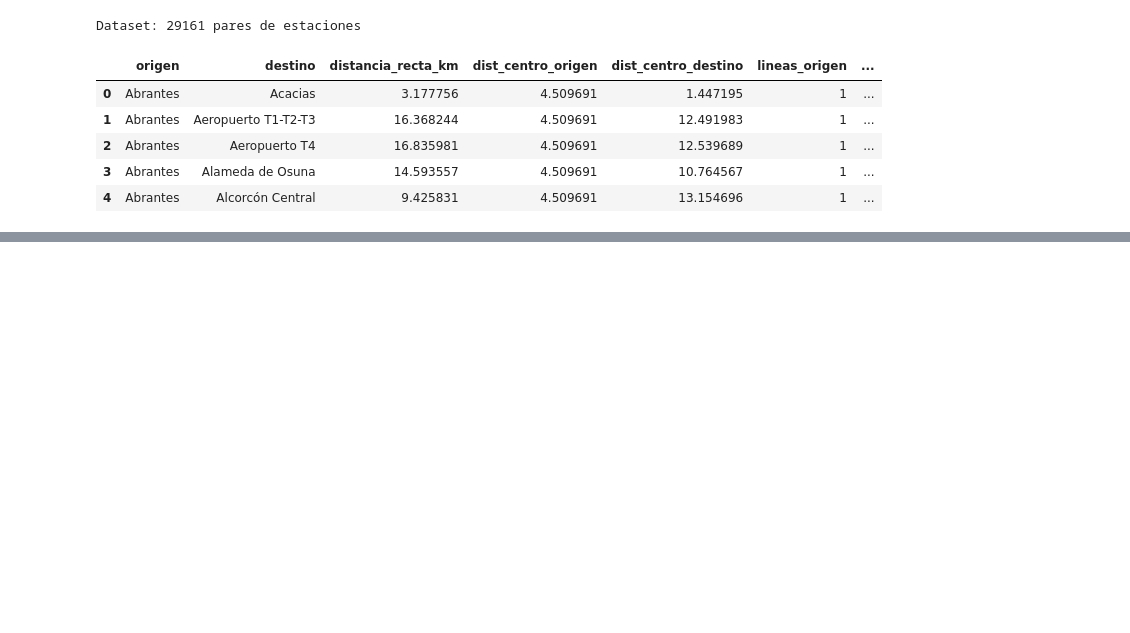
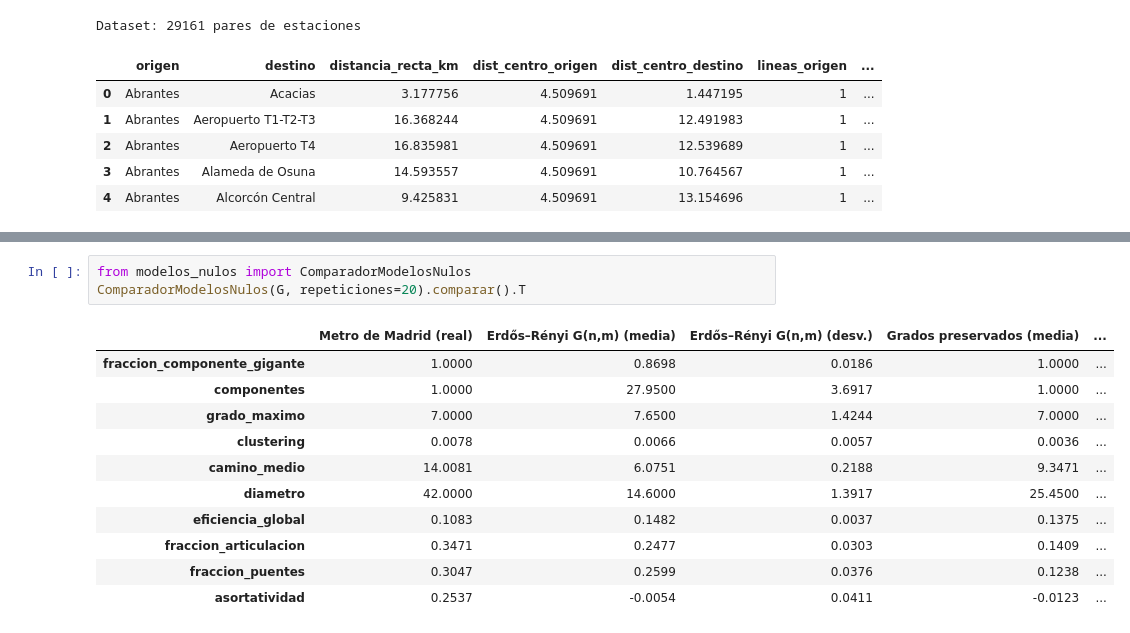
Before and after one commit to DanyelleGiraldo/proyecto_discretas, a Jupyter notebook: notebooks/Proyecto_Metro_Madrid.ipynb, the cells around one changed output, grey strips where cells are left out. Saved outputs shown, nothing was run; the diff lists cells and outputs as text; blank space fills up the shorter version.

```diff
--- a/notebooks/Proyecto_Metro_Madrid.ipynb
+++ b/notebooks/Proyecto_Metro_Madrid.ipynb
@@ -692,0 +711,15 @@ análisis de grafos.
+# %%
+from modelos_nulos import ComparadorModelosNulos
+ComparadorModelosNulos(G, repeticiones=20).comparar().T
+# %% [output]
+|  | Metro de Madrid (real) | Erdős–Rényi G(n,m) (media) | Erdős–Rényi G(n,m) (desv.) | Grados preservados (media) | ... |
+| fraccion_componente_gigante | 1.0000 | 0.8698 | 0.0186 | 1.0000 | ... |
+| componentes | 1.0000 | 27.9500 | 3.6917 | 1.0000 | ... |
+| grado_maximo | 7.0000 | 7.6500 | 1.4244 | 7.0000 | ... |
+| clustering | 0.0078 | 0.0066 | 0.0057 | 0.0036 | ... |
+| camino_medio | 14.0081 | 6.0751 | 0.2188 | 9.3471 | ... |
+| diametro | 42.0000 | 14.6000 | 1.3917 | 25.4500 | ... |
+| eficiencia_global | 0.1083 | 0.1482 | 0.0037 | 0.1375 | ... |
+| fraccion_articulacion | 0.3471 | 0.2477 | 0.0303 | 0.1409 | ... |
+| fraccion_puentes | 0.3047 | 0.2599 | 0.0376 | 0.1238 | ... |
+| asortatividad | 0.2537 | -0.0054 | 0.0411 | -0.0123 | ... |
```
Also changed, not shown: parts of 38 cells of this notebook, 47 other files.
